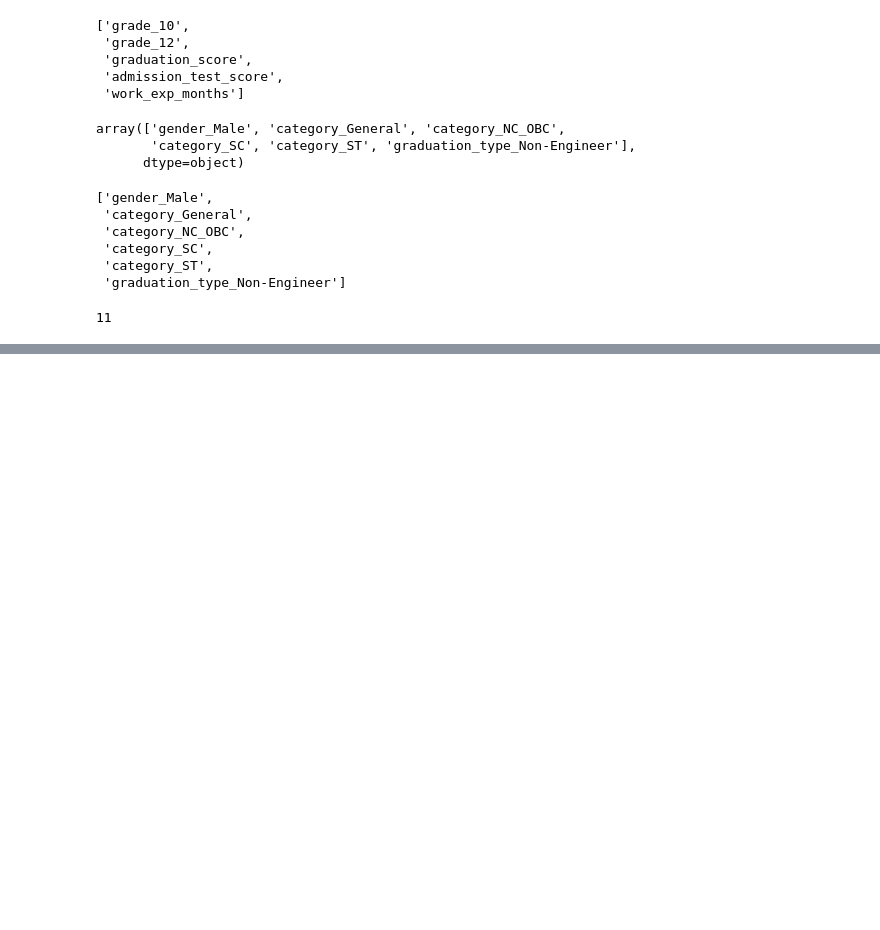
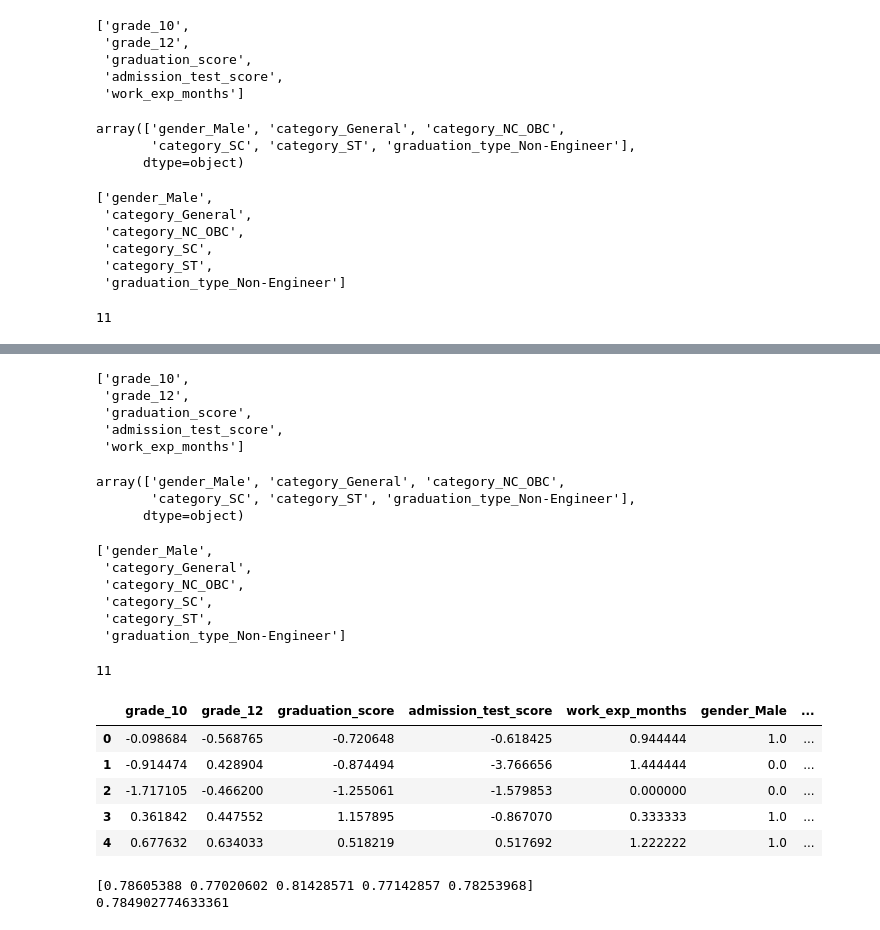
Before and after one commit to ps2122/university_shortlist_prediction_repo, a Jupyter notebook: pipeline_trial.ipynb, the cells around one changed output, grey strips where cells are left out. Saved outputs shown, nothing was run; the diff lists cells and outputs as text; code cells hidden in the pictures; blank space fills up the shorter version.

```diff
--- a/pipeline_trial.ipynb
+++ b/pipeline_trial.ipynb
@@ -249,0 +416,2 @@ array([0, 0, 0])
+# %%
+pipe3.fit(X_train, y3_train)
@@ -249,0 +443,50 @@ array([0, 0, 0])
+# %%
+col_num = pipe3['preprocessing'].transformers_[0][2]
+col_num
+# %% [output]
+['grade_10',
+ 'grade_12',
+ 'graduation_score',
+ 'admission_test_score',
+ 'work_exp_months']
+# %%
+pipe3['preprocessing'].transformers_[1][1].get_feature_names_out()
+# %% [output]
+array(['gender_Male', 'category_General', 'category_NC_OBC',
+       'category_SC', 'category_ST', 'graduation_type_Non-Engineer'],
+      dtype=object)
+# %%
+col_cat = list(pipe3['preprocessing'].transformers_[1][1].get_feature_names_out())
+col_cat
+# %% [output]
+['gender_Male',
+ 'category_General',
+ 'category_NC_OBC',
+ 'category_SC',
+ 'category_ST',
+ 'graduation_type_Non-Engineer']
+# %%
+import itertools
+col_preproc = list(itertools.chain(col_num, col_cat))
+# %%
+len(col_preproc)
+# %% [output]
+11
+# %%
+pd.DataFrame(data=pipe3['preprocessing'].fit_transform(X_train), columns=col_preproc).head()
+# %% [output]
+|  | grade_10 | grade_12 | graduation_score | admission_test_score | work_exp_months | gender_Male | ... |
+| 0 | -0.098684 | -0.568765 | -0.720648 | -0.618425 | 0.944444 | 1.0 | ... |
+| 1 | -0.914474 | 0.428904 | -0.874494 | -3.766656 | 1.444444 | 0.0 | ... |
+| 2 | -1.717105 | -0.466200 | -1.255061 | -1.579853 | 0.000000 | 0.0 | ... |
+| 3 | 0.361842 | 0.447552 | 1.157895 | -0.867070 | 0.333333 | 1.0 | ... |
+| 4 | 0.677632 | 0.634033 | 0.518219 | 0.517692 | 1.222222 | 1.0 | ... |
+# %%
+scores3 = cross_val_score(pipe3, X_train, y3_train, cv=5, scoring="accuracy")
+score3 = scores3.mean()
+
+print(scores3)
+print(scores3.mean())
+# %% [output]
+[0.78605388 0.77020602 0.81428571 0.77142857 0.78253968]
+0.784902774633361
```
Also changed, not shown: parts of 77 cells of this notebook, 7 other files.
